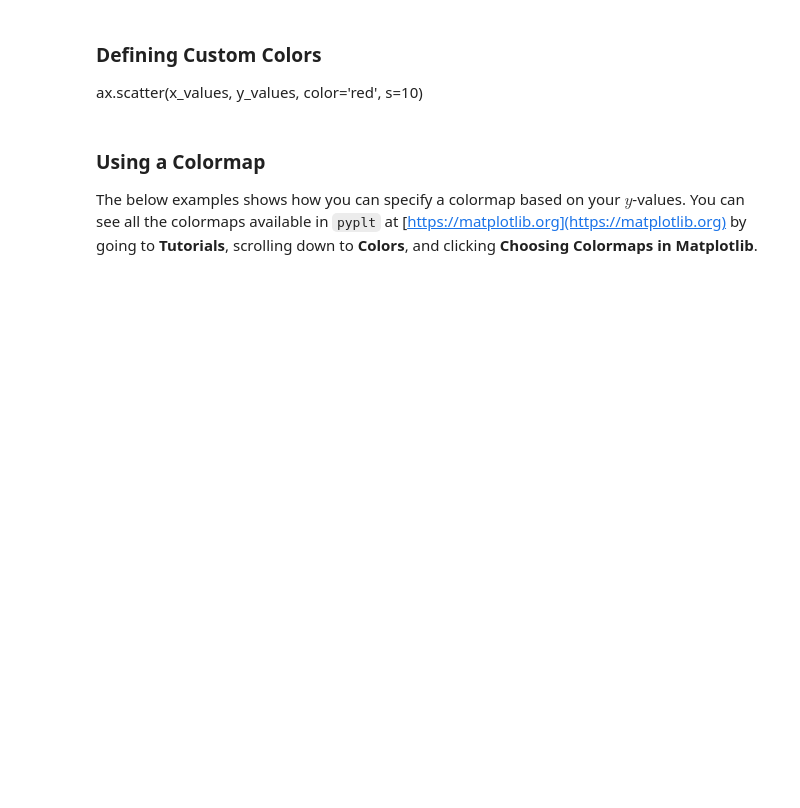
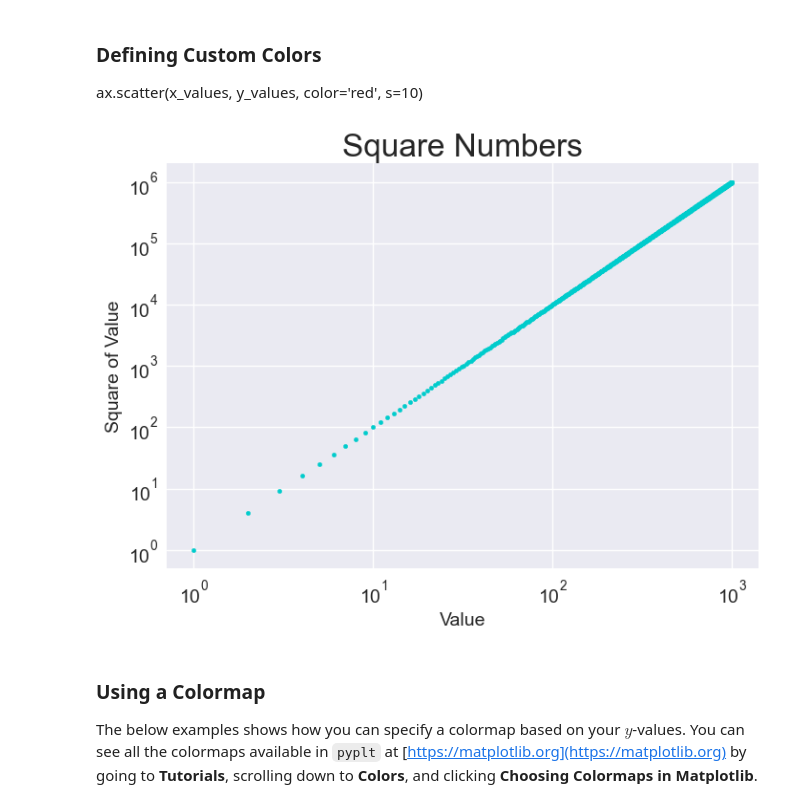
Before and after one commit to GNJade/p325-sp26-lectures, a Jupyter notebook: 11-arrays-and-plotting/02-plotting-a-line-graph.ipynb, the cells around one changed output. Cells and saved outputs as stored; diff of their text form; code cells hidden in the pictures; blank space fills up the shorter version.

```diff
--- a/11-arrays-and-plotting/02-plotting-a-line-graph.ipynb
+++ b/11-arrays-and-plotting/02-plotting-a-line-graph.ipynb
@@ -253,31 +258,33 @@ ax.scatter(x_values, y_values, color='red', s=10)
 # %%
 import matplotlib.pyplot as plt
 import numpy as np
 
 def square(x):
     """Calculate x^2"""
     return x*x
 
 x_values = np.linspace(1,1000,1000)
 y_values = square(x_values)
 
 plt.style.use('seaborn-v0_8')
 fig, ax = plt.subplots()
-ax.scatter(x_values, y_values, color='red', s=10) # make the points red
-# ax.scatter(x_values, y_values, color=(0, 0.8, 0), s=10) # use RGB colors
+# ax.scatter(x_values, y_values, color='red', s=10) # make the points red
+ax.scatter(x_values, y_values, color=(0, 0.8, 0.8), s=10) # use RGB colors
 
 # Set chart title and label axes
 ax.set_title('Square Numbers', fontsize=24)
 ax.set_xlabel('Value', fontsize=14)
 ax.set_ylabel('Square of Value', fontsize=14)
 
 # Set size of tick labels
 ax.tick_params(labelsize=14)
 
 # Set the range for each axis: [x_min, x_max, y_min, y_max]
 ax.ticklabel_format(style='plain') # scientific notation
 ax.set_xscale('log')
 ax.set_yscale('log')
+# %% [output]
+[figure, added]
 # %% [markdown]
 ### Using a Colormap
 
```
Also changed, not shown: parts of 5 cells of this notebook.
